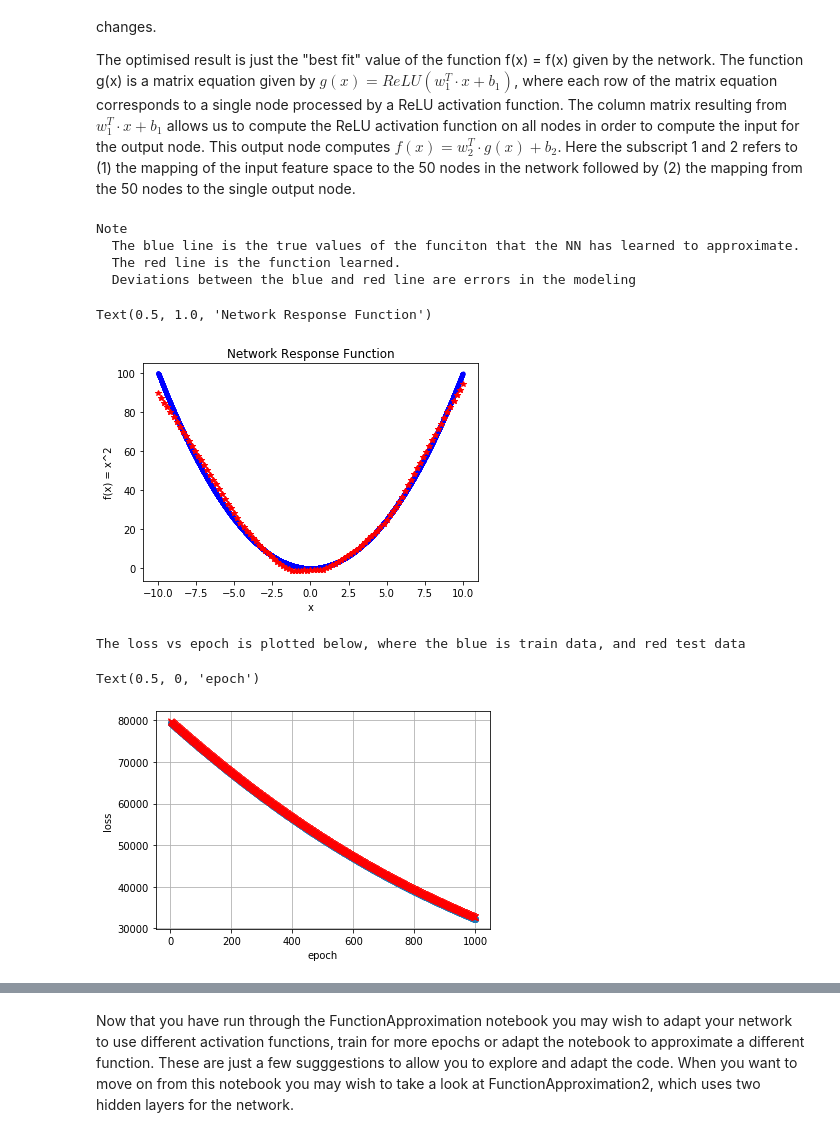
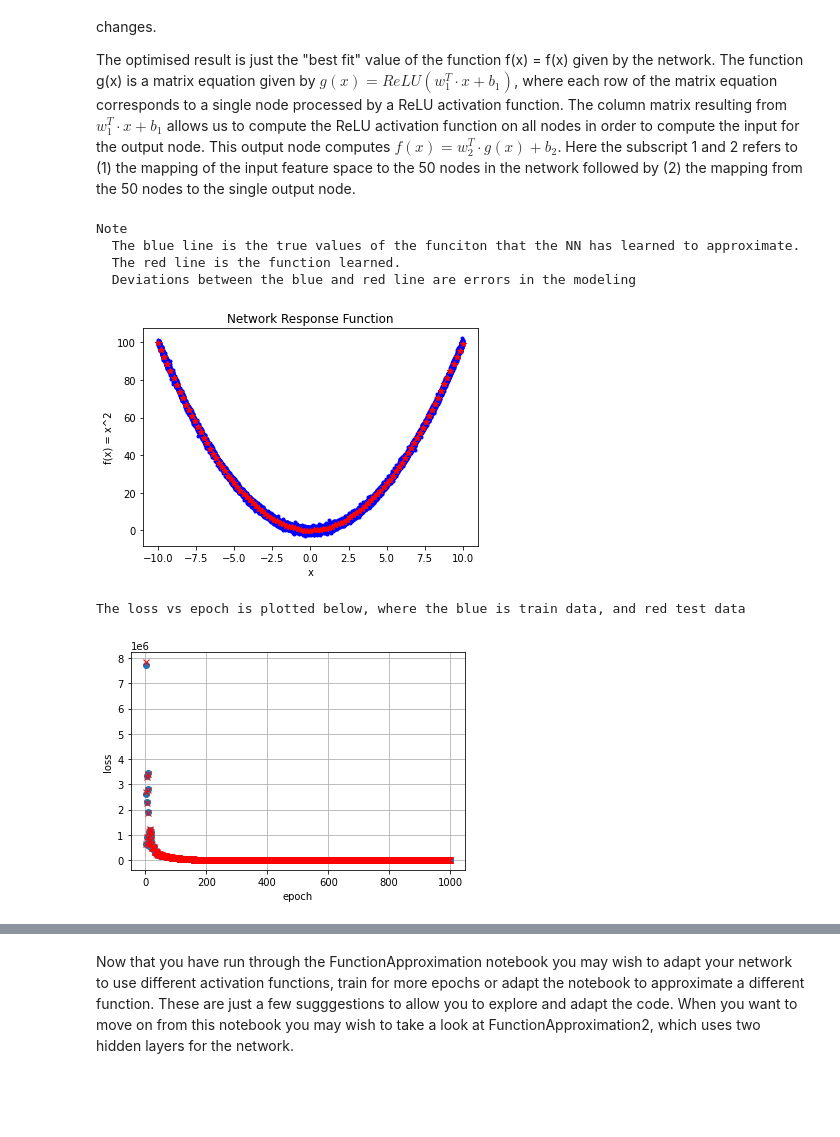
Before and after one commit to adrianbevan/IntroToML, a Jupyter notebook: NN/FunctionApproximation.ipynb, the cells around one changed output, grey strips where cells are left out. Cells and saved outputs as stored; diff of their text form; code cells hidden in the pictures; blank space fills up the shorter version.

```diff
--- a/NN/FunctionApproximation.ipynb
+++ b/NN/FunctionApproximation.ipynb
@@ -27,6 +27,8 @@ from __future__ import print_function
 import numpy as np
 import tensorflow as tf
 import matplotlib.pyplot as plt
+
+tf.compat.v1.disable_eager_execution()
 
 print("Using the following TensorFlow version:")
 print(tf.__version__)
@@ -41,7 +43,7 @@ Ngen  = 10000
 n_input    = 1   # 1D function, so there is one input feature per example
 n_classes  = 1   # Regression output is single valued
 n_nodes    = 50  # 1st layer num features
-noise      = 0.1 # add a noise term to simulate fluctuations in the data
+noise      = 1 # add a noise term to simulate fluctuations in the data
 
 print("--------------------------------------------")
 print("Number of input features       = ", n_input)
@@ -78,7 +80,7 @@ def myFunctionTF(arg):
     Note that random_normal is deprecated in more recent TF APIs. See the
     website for information.
     """
-    return myFunctionTF_true(arg)+noise*tf.random_normal([Ngen, 1])
+    return myFunctionTF_true(arg)+noise*tf.random.normal([Ngen, 1])
 
 def myFunctionTF_true(arg):
     """
@@ -95,8 +97,8 @@ def myFunctionTF_true(arg):
 #  y: is the tensor for the output value of the function that is being approximated by
 #     the MLP.
 #
-x = tf.placeholder(tf.float32, [None, n_input], name="x")
-y = tf.placeholder(tf.float32, [None, n_classes], name="y")
+x = tf.compat.v1.placeholder(tf.float32, [None, n_input], name="x")
+y = tf.compat.v1.placeholder(tf.float32, [None, n_classes], name="y")
 
 
 # We construct layer 1 from a weight set, a bias set and the activiation function used
@@ -111,8 +113,8 @@ y = tf.placeholder(tf.float32, [None, n_classes], name="y")
 #  layer_1:      the activation functions for layer 1
 #
 print("Creating a hidden layer with ", n_nodes, " nodes")
-w_layer_1    = tf.Variable(tf.random_normal([n_input, n_nodes]), name="weights_layer_1")
-bias_layer_1 = tf.Variable(tf.random_normal([n_nodes]), name="bias_layer_1")
+w_layer_1    = tf.Variable(tf.random.normal([n_input, n_nodes]), name="weights_layer_1")
+bias_layer_1 = tf.Variable(tf.random.normal([n_nodes]), name="bias_layer_1")
 layer_1      = tf.nn.relu(tf.add(tf.matmul(x,w_layer_1),bias_layer_1))
 
 
@@ -120,8 +122,8 @@ layer_1      = tf.nn.relu(tf.add(tf.matmul(x,w_layer_1),bias_layer_1))
 # combines the information down into a space of evidences for the possible
 # classes in the problem (n_classes=1 for this regression problem).
 print("Creating the output layer ", n_classes, " output values")
-output       = tf.Variable(tf.random_normal([n_nodes, n_classes]), name="weights_output")
-bias_output  = tf.Variable(tf.random_normal([n_classes]), name="bias_output")
+output       = tf.Variable(tf.random.normal([n_nodes, n_classes]), name="weights_output")
+bias_output  = tf.Variable(tf.random.normal([n_classes]), name="bias_output")
 output_layer = tf.matmul(layer_1, output) + bias_output
 
 #optimise with l2 loss function
@@ -131,31 +133,31 @@ loss = tf.nn.l2_loss(y - output_layer)
 # optimizer: take the Adam optimiser, see https://arxiv.org/pdf/1412.6980v8.pdf for
 # details of this algorithm.
 print("Using the Adam optimiser to train the network")
-optimizer = tf.train.AdamOptimizer(learning_rate=learning_rate).minimize(loss)
+optimizer = tf.compat.v1.train.AdamOptimizer(learning_rate=learning_rate).minimize(loss)
 
 # generate data, the input data is a random number betwen 1 and 10,
 # and the corresponding label value is the square root of that number
 print("Generating the test and training sets.  There are ", Ngen, " examples in each")
-tftraindata = tf.random_uniform([Ngen, 1], min_x, max_x)  # training set
-tftestdata  = tf.random_uniform([Ngen, 1], min_x, max_x)  # test set
+tftraindata = tf.random.uniform([Ngen, 1], min_x, max_x)  # training set
+tftestdata  = tf.random.uniform([Ngen, 1], min_x, max_x)  # test set
 
 
 # define operation for computing the regression output
 probabilities = output_layer
 
 # Initializing the variables
-init  = tf.global_variables_initializer()
+init  = tf.compat.v1.global_variables_initializer()
 
 # Start the session to embark on the training cycle
-sess = tf.Session()
+sess = tf.compat.v1.Session()
 sess.run(init)
 
 # convert the training data to np arrays so that these can be used with the feed_dict when training
-traindata  = sess.run(tftraindata)
+traindata    = sess.run(tftraindata)
 target_value = sess.run(myFunctionTF(traindata))
 
 # convert the test data to np arrays so that these can be used with the feed_dict when training and evaluating model performance
-testdata  = sess.run(tftestdata)
+testdata   = sess.run(tftestdata)
 test_value = sess.run(myFunctionTF(testdata))
 true_value = sess.run(myFunctionTF_true(testdata))
 # %% [output]
@@ -230,22 +232,22 @@ The optimised result is just the "best fit" value of the function f(x) = f(x) gi
 # %%
 print("Note\n  The blue line is the true values of the funciton that the NN has learned to approximate.")
 print("  The red line is the function learned.")
 print("  Deviations between the blue and red line are errors in the modeling")
-plt.plot(testdata, true_value, 'b.')
+plt.plot(testdata, test_value, 'b.')
 plt.ylabel('f(x) = x^2')
 plt.xlabel('x')
 plt.title('Test data')
 plt.plot(input_value, prediction_value, 'r*')
 plt.ylabel('f(x) = x^2')
 plt.xlabel('x')
 plt.title('Network Response Function')
+plt.savefig("ann_model.pdf")
 # %% [output]
 Note
   The blue line is the true values of the funciton that the NN has learned to approximate.
   The red line is the function learned.
   Deviations between the blue and red line are errors in the modeling
-Text(0.5, 1.0, 'Network Response Function')
-[figure, old version]
+[figure, new version]
 # %%
 print("The loss vs epoch is plotted below, where the blue is train data, and red test data")
 # for log plots comment out the following
@@ -257,10 +259,10 @@ plt.plot(epoch_set, loss_test_value, 'rx', label='MLP Training phase')
 plt.grid(True)
 plt.ylabel('loss')
 plt.xlabel('epoch')
+plt.savefig("ann_loss.pdf")
 # %% [output]
 The loss vs epoch is plotted below, where the blue is train data, and red test data
-Text(0.5, 0, 'epoch')
-[figure, old version]
+[figure, new version]
 # %%
 print("The difference between the loss function value for the test and train data is used")
 print("as a measure of the training.  If the train data diverges signficiantly from the test")
```
Also changed, not shown: parts of 3 cells of this notebook, 6 other files.
